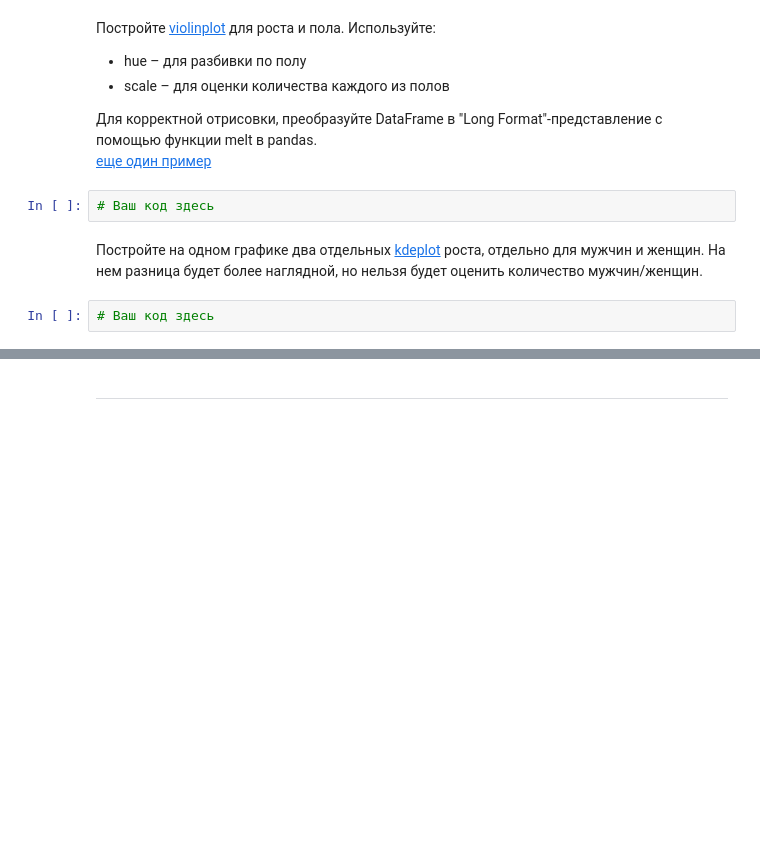
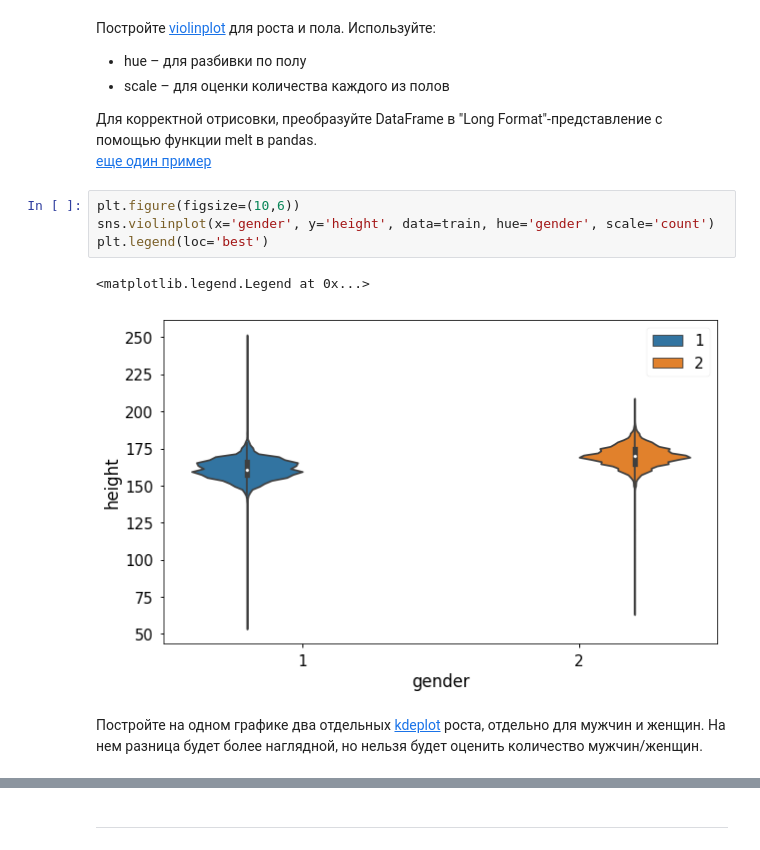
Before and after one commit to vlavrik/mlcourse_open, a Jupyter notebook: jupyter_russian/homeworks/hw2_session3_visual_data_analysis.ipynb, the cells around one changed output, grey strips where cells are left out. Drawn from its saved outputs; the diff is of its cells as text; blank space fills up the shorter version.

```diff
--- a/jupyter_russian/homeworks/hw2_session3_visual_data_analysis.ipynb
+++ b/jupyter_russian/homeworks/hw2_session3_visual_data_analysis.ipynb
@@ -202,9 +202,12 @@ array([0, 1, 2, 3, 4, 5, 6, 7, 8, 9])
 Для корректной отрисовки, преобразуйте DataFrame в "Long Format"-представление с помощью функции melt в pandas.
 <br>
 [еще один пример](https://stackoverflow.com/a/41575149/3338479)
-# %%
-# Ваш код здесь
+# %%
+plt.figure(figsize=(10,6))
+sns.violinplot(x='gender', y='height', data=train, hue='gender', scale='count')
+plt.legend(loc='best')
+# %% [output]
+<matplotlib.legend.Legend at 0x...>
+[figure, added]
 # %% [markdown]
 Постройте на одном графике два отдельных [kdeplot](https://seaborn.pydata.org/generated/seaborn.kdeplot.html) роста, отдельно для мужчин и женщин. На нем разница будет более наглядной, но нельзя будет оценить количество мужчин/женщин.
-# %%
-# Ваш код здесь
```
Also changed, not shown: parts of 17 cells of this notebook.
